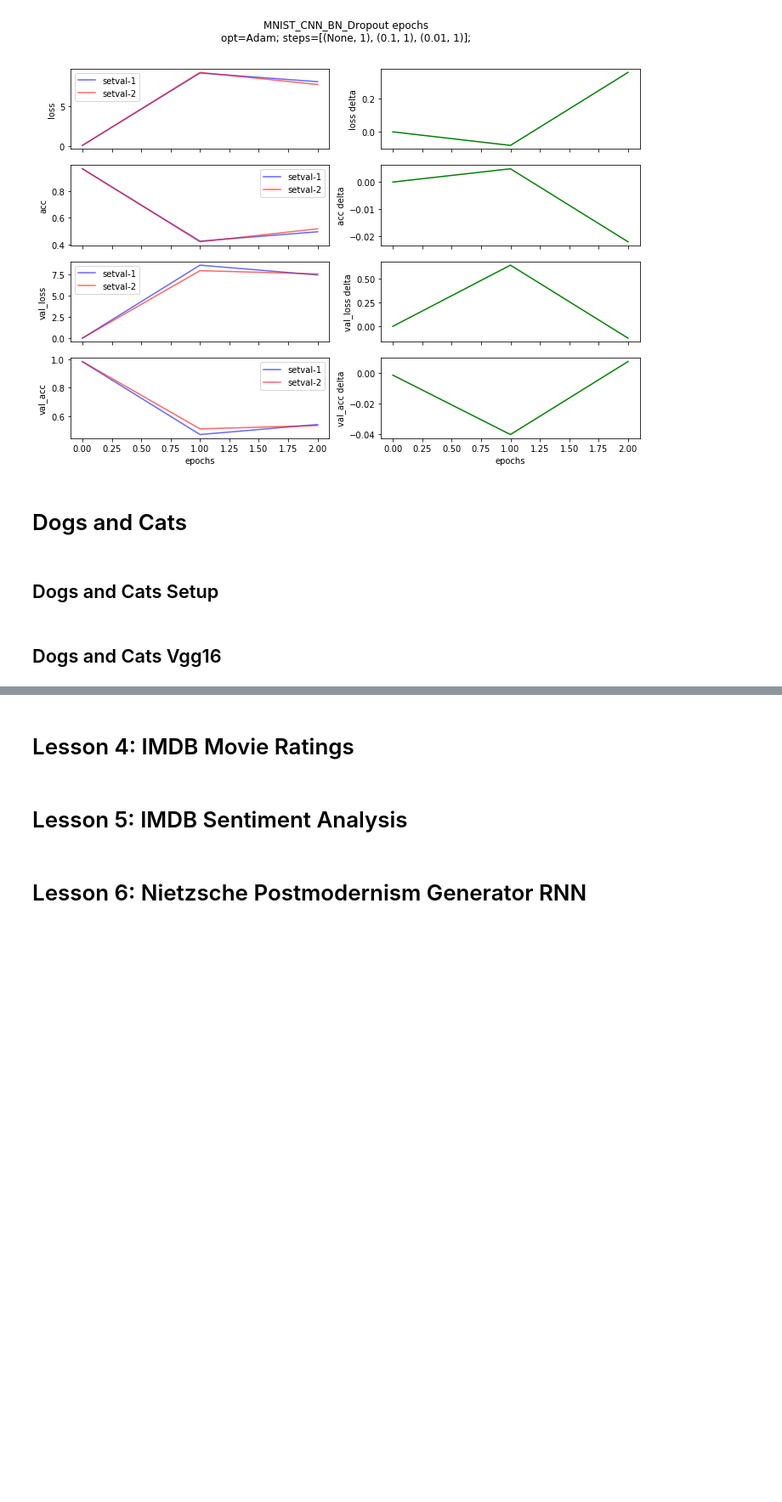
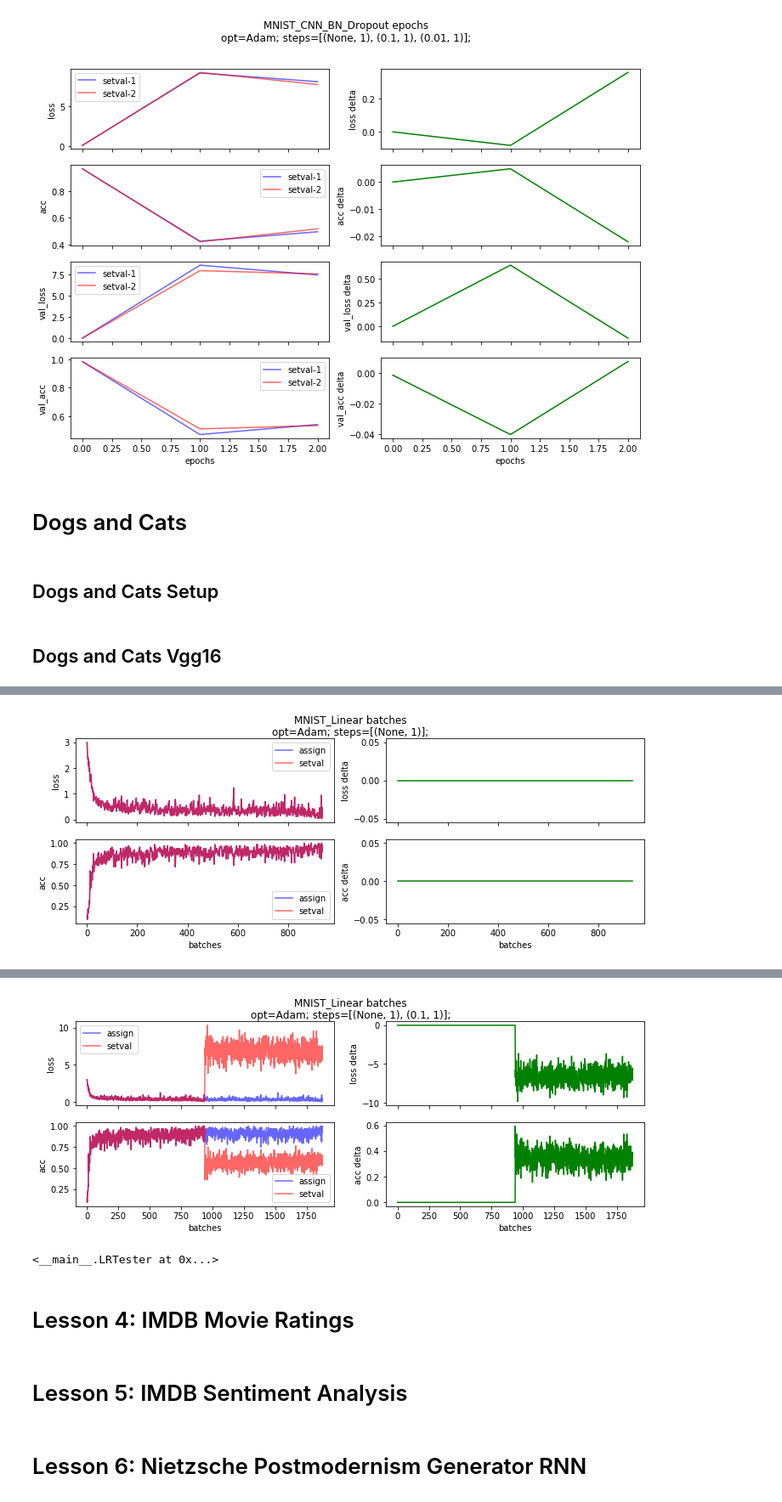
Before and after one commit to appleby/courses, a Jupyter notebook: deeplearning1/nbs/ma-learning-rate-test.ipynb, the cells around one changed output, grey strips where cells are left out. Shown at 85% size. Saved outputs shown, nothing was run; the diff lists cells and outputs as text; code cells hidden in the pictures; blank space fills up the shorter version.

Commit message:
Don't reset models and histories on every call to LRTester.run

```diff
--- a/deeplearning1/nbs/ma-learning-rate-test.ipynb
+++ b/deeplearning1/nbs/ma-learning-rate-test.ipynb
@@ -17,6 +17,7 @@ class SaveHistory(keras.callbacks.Callback):
     def __init__(self):
         self.batches = dict()
         self.epochs = dict()
+        self.steps = list()
 
     def _update(self, hist, logs={}):
         for k in self.params['metrics']:
@@ -184,7 +185,7 @@ class LRTester(object):
         return self
 
     def _run_steps(self, model, hist, steps, setfn):
-        hist.steps = steps
+        hist.steps.extend(steps)
 
         for lr, nb_epoch in steps:
             if lr is not None:
@@ -203,14 +204,15 @@ class LRTester(object):
         steps1 = [step if isinstance(step, tuple) else (step, 1) for step in steps1]
         steps2 = [step if isinstance(step, tuple) else (step, 1) for step in steps2]
 
-        model1 = self.getmodel()
-        model2 = self.getmodel()
-        model2.set_weights(model1.get_weights())
-        self.models = [model1, model2]
+        if not self.models:
+            self.models = [self.getmodel(), self.getmodel()]
+            self.models[0].set_weights(self.models[1].get_weights())
 
-        hist1 = SaveHistory()
-        hist2 = SaveHistory()
-        self.histories = [hist1, hist2]
+        if not self.histories:
+            self.histories = [SaveHistory(), SaveHistory()]
+
+        model1, model2 = self.models
+        hist1, hist2 = self.histories
 
         self._run_steps(model1, hist1, steps1, self.setter.set1)
         self._run_steps(model2, hist2, steps2, self.setter.set2)
@@ -540,0 +529,4 @@ Epoch 1/1
+# %%
+t = LRTester(MNIST_Linear).run(steps=[None]).makefig('batches')
+t.run(steps=[0.1]).makefig('batches')
+# %% [output]
@@ -540,0 +537 @@ Epoch 1/1
+[figure, added]
@@ -541,3 +542,5 @@ Epoch 1/1
+[figure, added]
+<__main__.LRTester at 0x...>
 # %% [markdown]
 # Lesson 4: IMDB Movie Ratings
 # %% [markdown]
```
Also changed, not shown: parts of 2 cells of this notebook.
